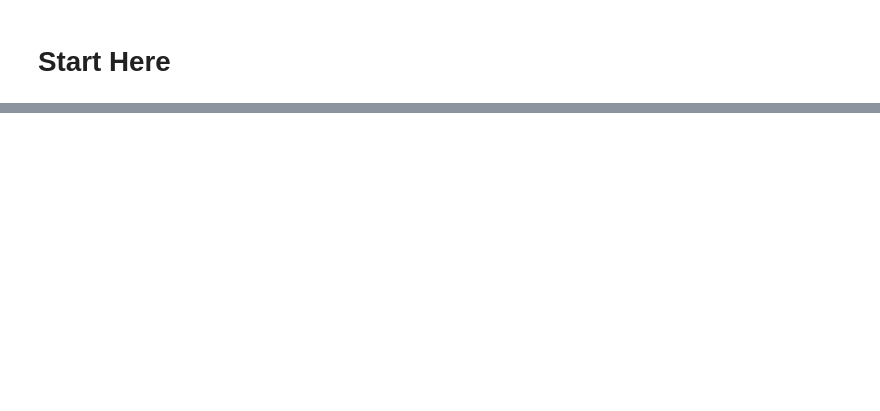
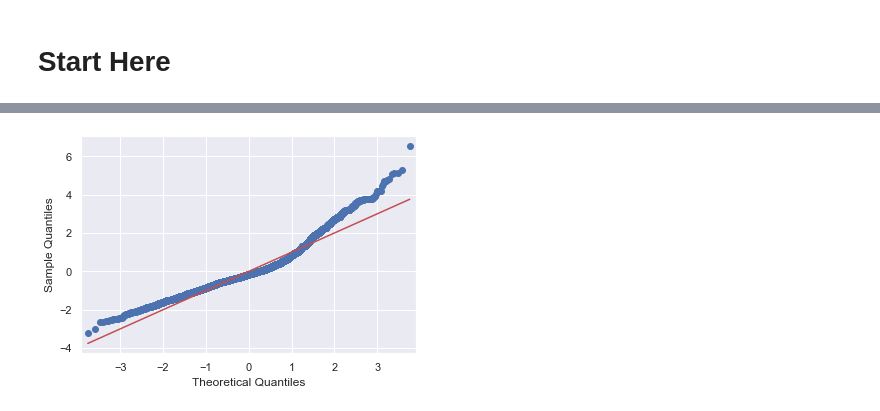
Before and after one commit to kinlongsun/Mini-Project-1, a Jupyter notebook: Capstone Project 1/CP1_Data Wrangling.ipynb, the cells around one changed output, grey strips where cells are left out. Cells and saved outputs as stored; diff of their text form; code cells hidden in the pictures; blank space fills up the shorter version.

```diff
--- a/Capstone Project 1/CP1_Data Wrangling.ipynb
+++ b/Capstone Project 1/CP1_Data Wrangling.ipynb
@@ -271,0 +575,4 @@ data.to_csv('data.csv', index = False)
+# %%
+_ = sm.qqplot(df_test['Residual'], fit=True, line='s')
+# %% [output]
+[figure, added]
```
Also changed, not shown: parts of 120 cells of this notebook.
